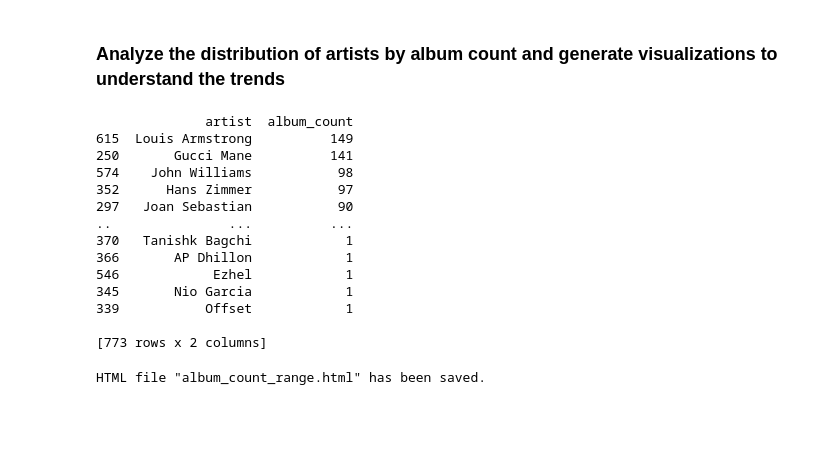
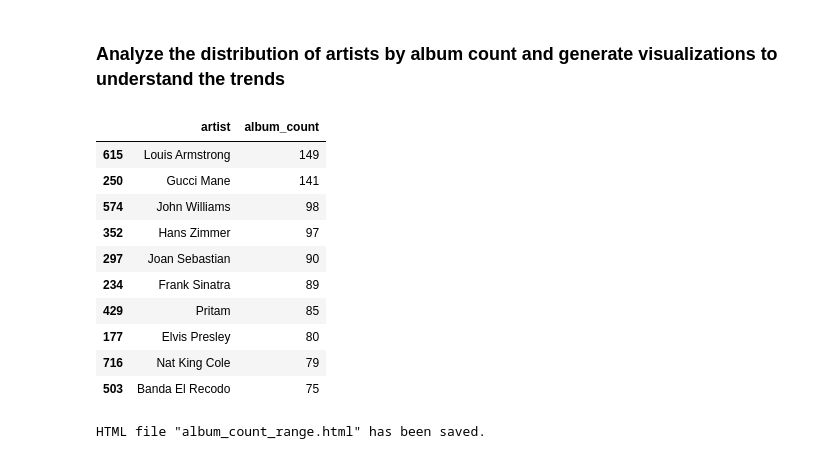
Before and after one commit to uktukt/SheGoesTech_Final_Project, a Jupyter notebook: fp_playlists_albums.ipynb, the cells around one changed output. Saved outputs shown, nothing was run; the diff lists cells and outputs as text; code cells hidden in the pictures; blank space fills up the shorter version.

```diff
--- a/fp_playlists_albums.ipynb
+++ b/fp_playlists_albums.ipynb
@@ -363,22 +370,19 @@ Actionable Recommendations
 # %%
 # Group by 'artist' and count the number of albums
 
-print(df_merged.sort_values(by='album_count', ascending=False).loc[:, ['artist', 'album_count']])
+df_merged.sort_values(by='album_count', ascending=False).loc[:, ['artist', 'album_count']].head(10)
 # %% [output]
-              artist  album_count
-615  Louis Armstrong          149
-250       Gucci Mane          141
-574    John Williams           98
-352      Hans Zimmer           97
-297   Joan Sebastian           90
-..               ...          ...
-370   Tanishk Bagchi            1
-366       AP Dhillon            1
-546            Ezhel            1
-345       Nio Garcia            1
-339           Offset            1
-
-[773 rows x 2 columns]
+|  | artist | album_count |
+| 615 | Louis Armstrong | 149 |
+| 250 | Gucci Mane | 141 |
+| 574 | John Williams | 98 |
+| 352 | Hans Zimmer | 97 |
+| 297 | Joan Sebastian | 90 |
+| 234 | Frank Sinatra | 89 |
+| 429 | Pritam | 85 |
+| 177 | Elvis Presley | 80 |
+| 716 | Nat King Cole | 79 |
+| 503 | Banda El Recodo | 75 |
 # %%
 # Filter artists with more than 1 album_count
 filtered_df = artist_album_counts[artist_album_counts['album_count'] > 1]
```
Also changed, not shown: parts of 2 cells of this notebook.
